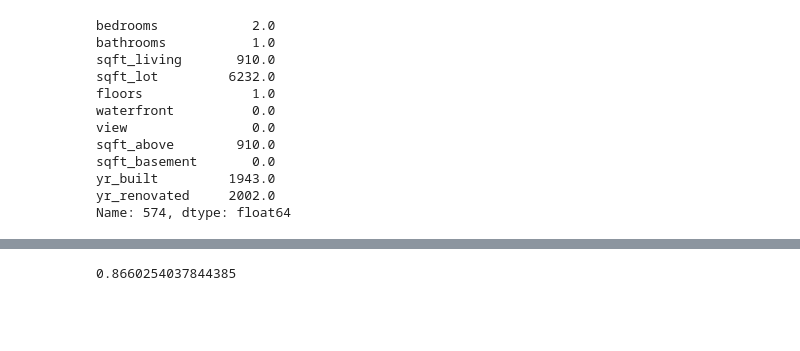
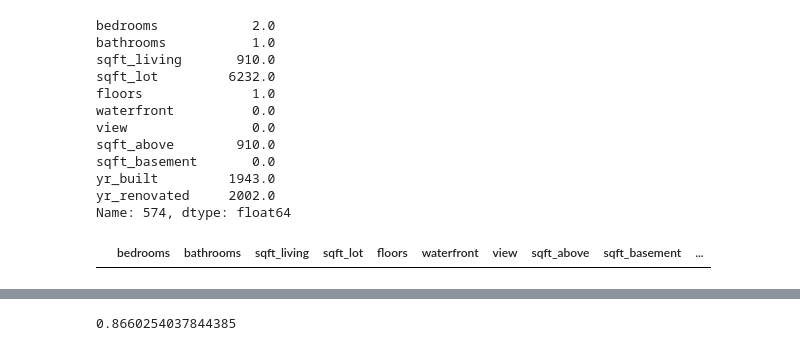
Before and after one commit to fitlemon/math_for_ds, a Jupyter notebook: HIghMath/Module2/nta-recommendations.ipynb, the cells around one changed output, grey strips where cells are left out. Cells and saved outputs as stored; diff of their text form; code cells hidden in the pictures; blank space fills up the shorter version.

```diff
--- a/HIghMath/Module2/nta-recommendations.ipynb
+++ b/HIghMath/Module2/nta-recommendations.ipynb
@@ -34,7 +31,7 @@ BERT = '../input/deeppavlov-rubertbasecased'
 ### Корреляции
 # %%
 # загружаем датасет, выбираем столбцы с количественными значениями и сохраняем первые 10 строк
-df = pd.read_csv('../input/housedata/data.csv')
+df = pd.read_csv('./input/housedata/data.csv')
 
 df = df[['bedrooms','bathrooms','sqft_living','sqft_lot',
         'floors','waterfront','view','sqft_above','sqft_basement','yr_built','yr_renovated']]
@@ -131,6 +128,11 @@ sqft_basement       0.0
 yr_built         1943.0
 yr_renovated     2002.0
 Name: 574, dtype: float64
+# %%
+df_recommend = df.head(0).copy()
+df_recommend
+# %% [output]
+|  | bedrooms | bathrooms | sqft_living | sqft_lot | floors | waterfront | view | sqft_above | sqft_basement | ... |
 # %%
 %%time
 # примем порог значения корреляции для попадания в финальный результат равным 0.995
```
Also changed, not shown: parts of 7 cells of this notebook, 5 other files.
